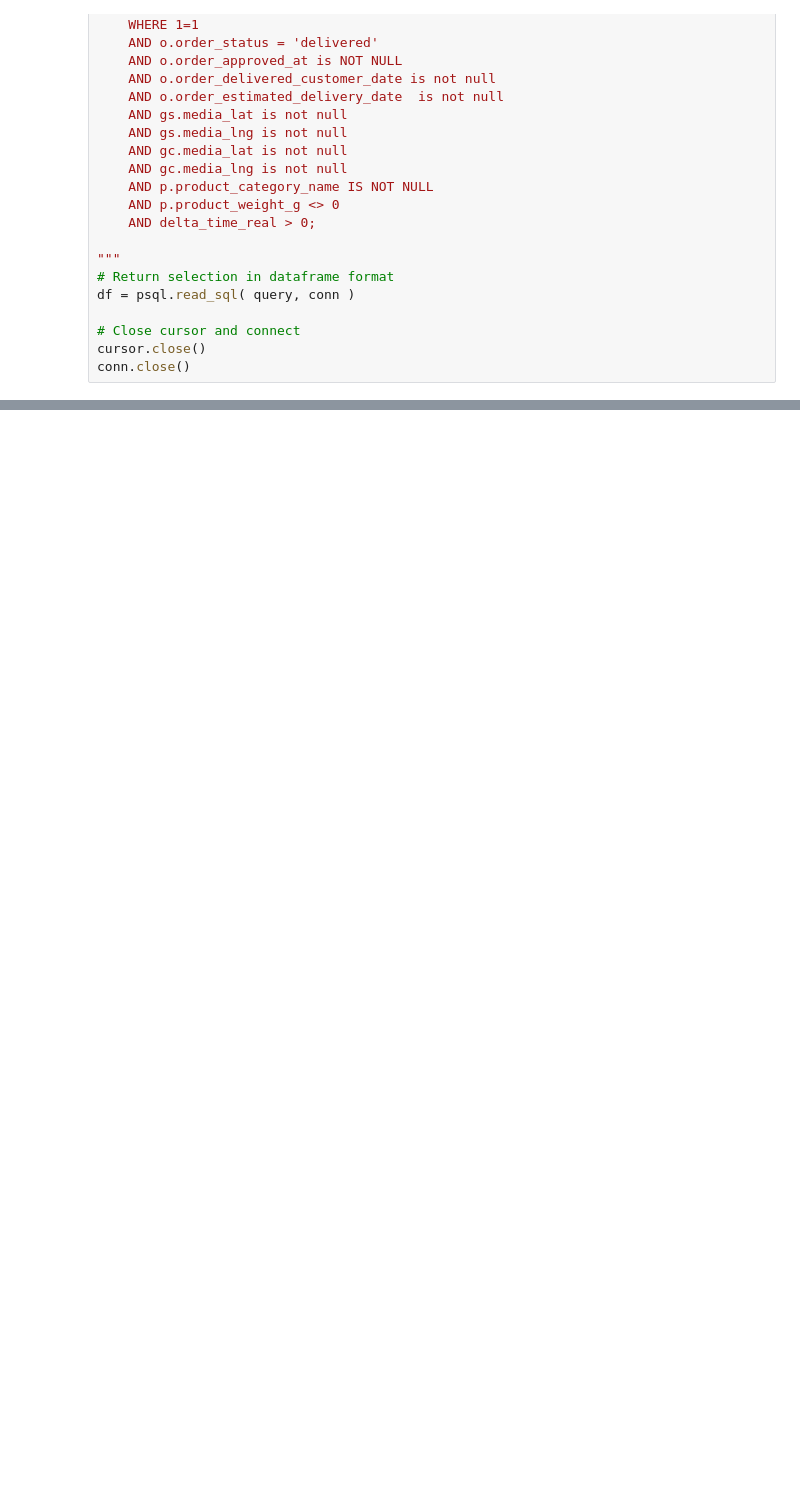
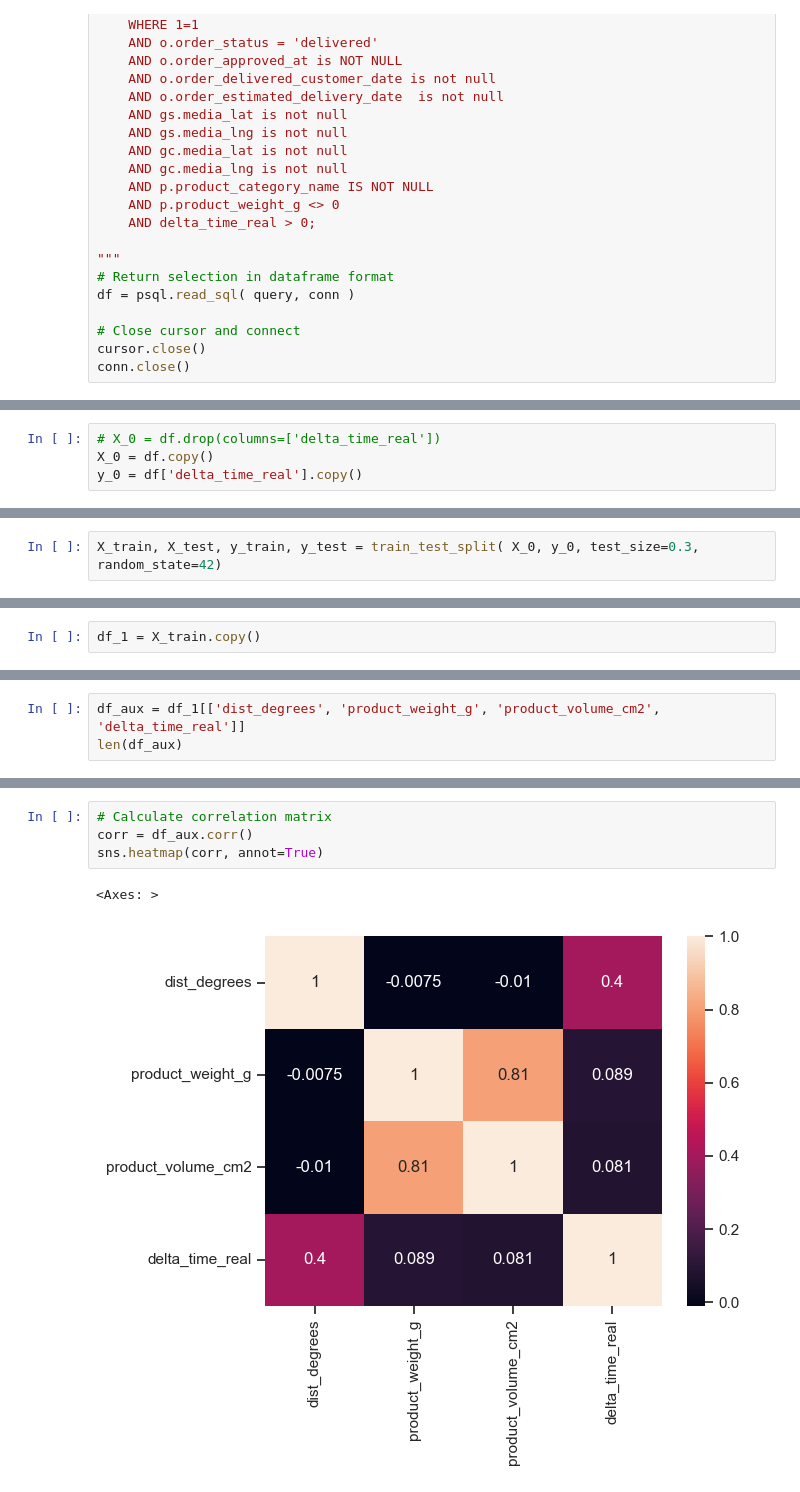
Before and after one commit to FernandoBatistaDS/EstatisticaAnaliseDados, a Jupyter notebook: main.ipynb, the cells around one changed output, grey strips where cells are left out. Saved outputs shown, nothing was run; the diff lists cells and outputs as text; blank space fills up the shorter version.

```diff
--- a/main.ipynb
+++ b/main.ipynb
@@ -114,0 +152,4 @@ conn.close()
+# %%
+# X_0 = df.drop(columns=['delta_time_real'])
+X_0 = df.copy()
+y_0 = df['delta_time_real'].copy()
@@ -114,0 +158,2 @@ conn.close()
+# %%
+X_train, X_test, y_train, y_test = train_test_split( X_0, y_0, test_size=0.3, random_state=42)
@@ -114,0 +166,2 @@ conn.close()
+# %%
+df_1 = X_train.copy()
@@ -114,0 +242,3 @@ conn.close()
+# %%
+df_aux = df_1[['dist_degrees', 'product_weight_g', 'product_volume_cm2', 'delta_time_real']]
+len(df_aux)
@@ -114,0 +260,7 @@ conn.close()
+# %%
+# Calculate correlation matrix
+corr = df_aux.corr()
+sns.heatmap(corr, annot=True)
+# %% [output]
+<Axes: >
+[figure, added]
```
Also changed, not shown: parts of 31 cells of this notebook.
